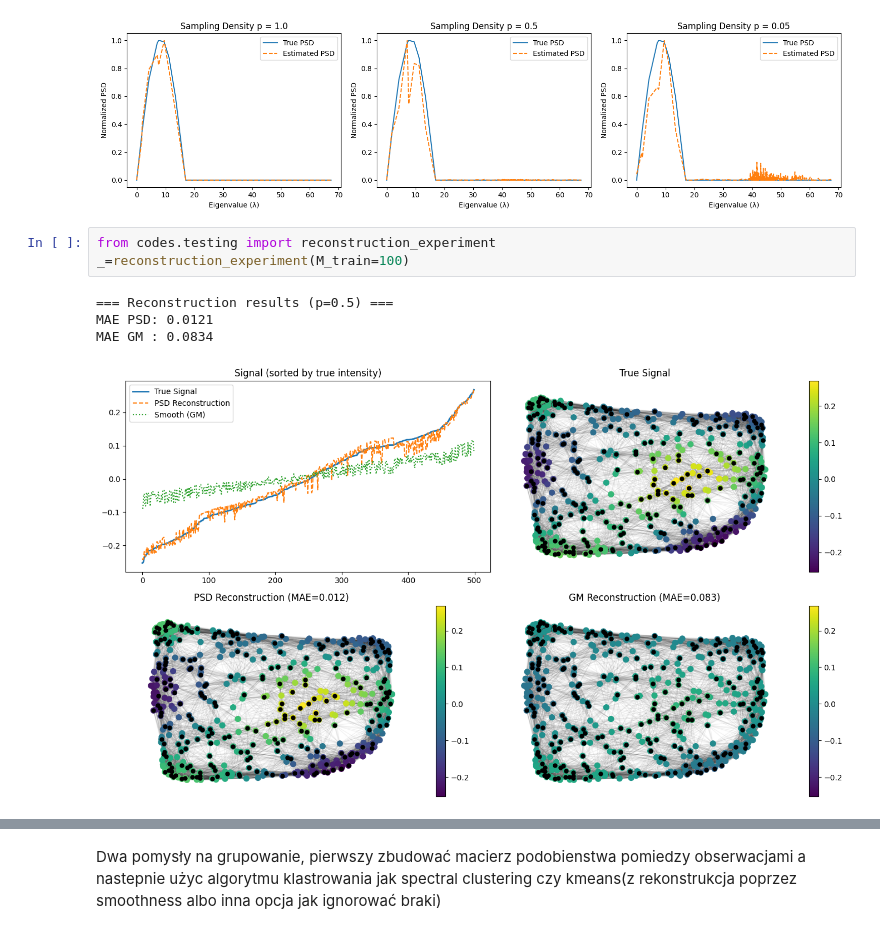
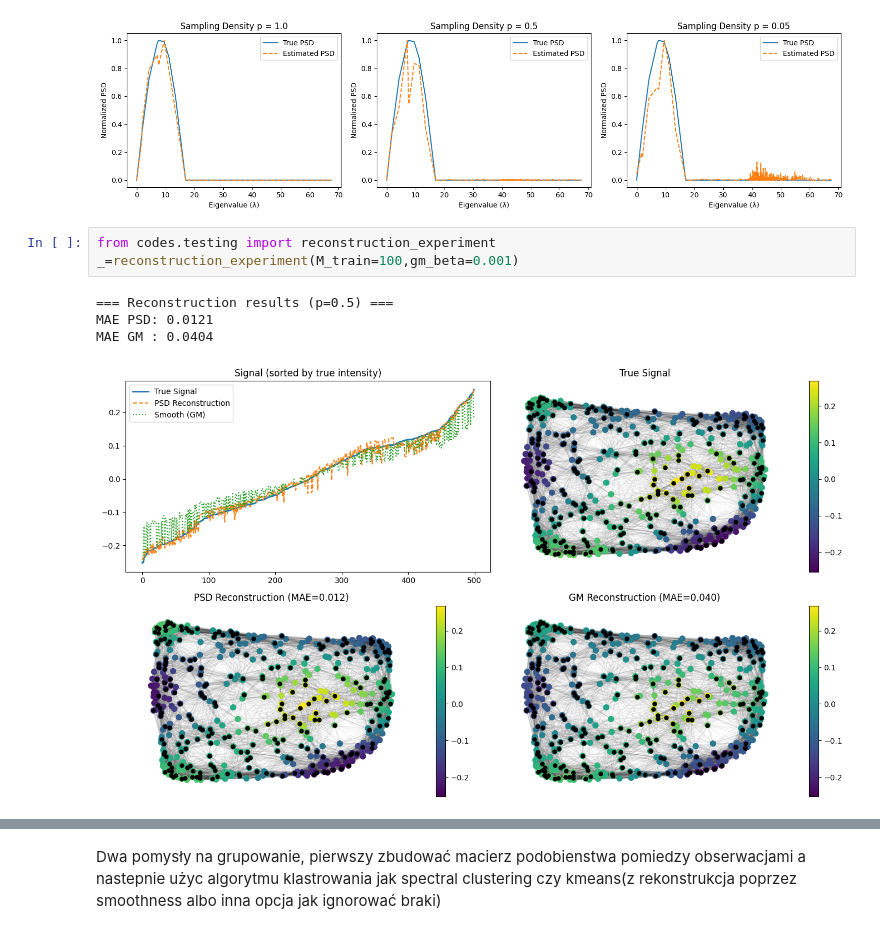
Before and after one commit to Michal-Iwicki/Graph-signal-reconstruction, a Jupyter notebook: Tests.ipynb, the cells around one changed output, grey strips where cells are left out. Drawn from its saved outputs; the diff is of its cells as text.

```diff
--- a/Tests.ipynb
+++ b/Tests.ipynb
@@ -5,10 +5,10 @@ run_psd_experiment(M =100)
 [figure]
 # %%
 from codes.testing import reconstruction_experiment
-_=reconstruction_experiment(M_train=100)
+_=reconstruction_experiment(M_train=100,gm_beta=0.001)
 # %% [output]
 === Reconstruction results (p=0.5) ===
 MAE PSD: 0.0121
-MAE GM : 0.0834
+MAE GM : 0.0404
-[figure, old version]
+[figure, new version]
 # %%
```
Also changed, not shown: parts of 1 cell of this notebook.
